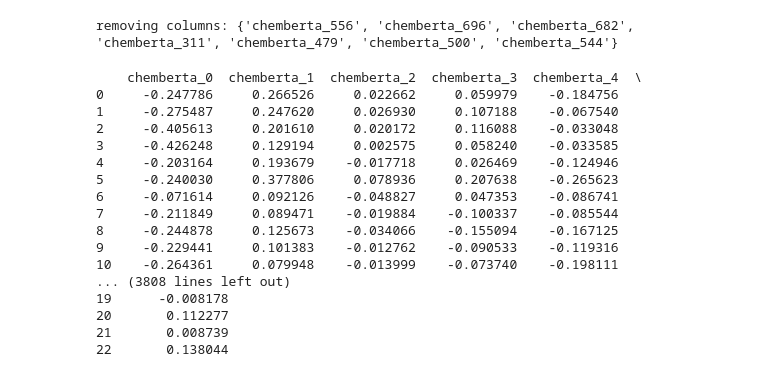
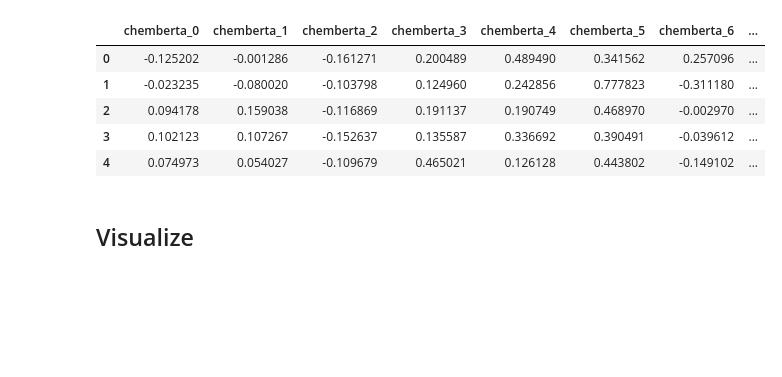
Before and after one commit to sky1ove/MolCraft, a Jupyter notebook: nbs/ChemBERTA.ipynb, the cells around one changed output. Drawn from its saved outputs; the diff is of its cells as text; code cells hidden in the pictures; blank space fills up the shorter version.

```diff
--- a/nbs/ChemBERTA.ipynb
+++ b/nbs/ChemBERTA.ipynb
@@ -72,0 +88,11 @@ Special tokens have been added in the vocabulary, make sure the associated word
+# %%
+feat.head()
+# %% [output]
+|  | chemberta_0 | chemberta_1 | chemberta_2 | chemberta_3 | chemberta_4 | chemberta_5 | chemberta_6 | ... |
+| 0 | -0.125202 | -0.001286 | -0.161271 | 0.200489 | 0.489490 | 0.341562 | 0.257096 | ... |
+| 1 | -0.023235 | -0.080020 | -0.103798 | 0.124960 | 0.242856 | 0.777823 | -0.311180 | ... |
+| 2 | 0.094178 | 0.159038 | -0.116869 | 0.191137 | 0.190749 | 0.468970 | -0.002970 | ... |
+| 3 | 0.102123 | 0.107267 | -0.152637 | 0.135587 | 0.336692 | 0.390491 | -0.039612 | ... |
+| 4 | 0.074973 | 0.054027 | -0.109679 | 0.465021 | 0.126128 | 0.443802 | -0.149102 | ... |
+# %% [markdown]
+## Visualize
@@ -75,21 +103,0 @@ from katlas.feature import *
-# %%
-preprocess(feat)
-# %% [output]
-removing columns: {'chemberta_556', 'chemberta_696', 'chemberta_682', 'chemberta_311', 'chemberta_479', 'chemberta_500', 'chemberta_544'}
-    chemberta_0  chemberta_1  chemberta_2  chemberta_3  chemberta_4  \
-0     -0.247786     0.266526     0.022662     0.059979    -0.184756
-1     -0.275487     0.247620     0.026930     0.107188    -0.067540
-2     -0.405613     0.201610     0.020172     0.116088    -0.033048
-3     -0.426248     0.129194     0.002575     0.058240    -0.033585
-4     -0.203164     0.193679    -0.017718     0.026469    -0.124946
-5     -0.240030     0.377806     0.078936     0.207638    -0.265623
-6     -0.071614     0.092126    -0.048827     0.047353    -0.086741
-7     -0.211849     0.089471    -0.019884    -0.100337    -0.085544
-8     -0.244878     0.125673    -0.034066    -0.155094    -0.167125
-9     -0.229441     0.101383    -0.012762    -0.090533    -0.119316
-10    -0.264361     0.079948    -0.013999    -0.073740    -0.198111
-... (3808 lines left out)
-19      -0.008178
-20       0.112277
-21       0.008739
-22       0.138044
```
Also changed, not shown: parts of 56 cells of this notebook, 12 other files.
